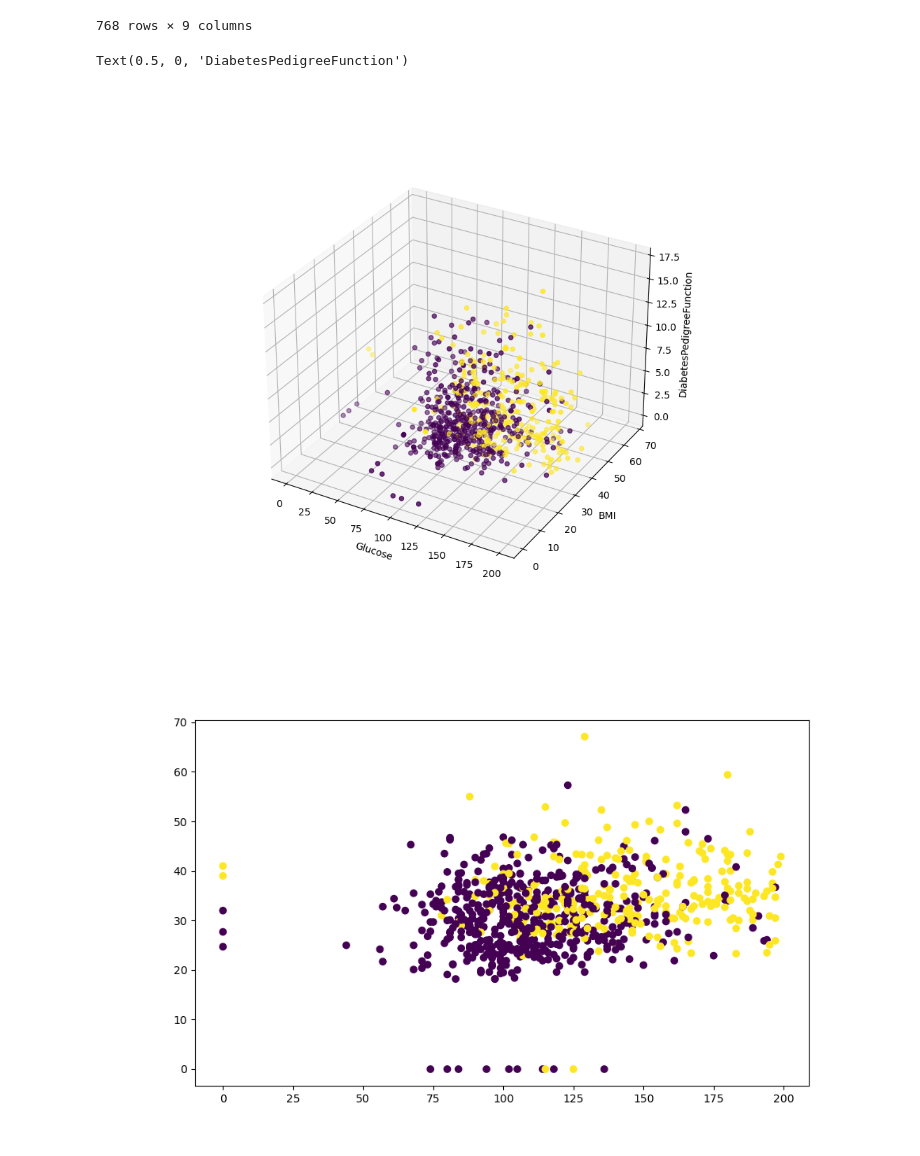
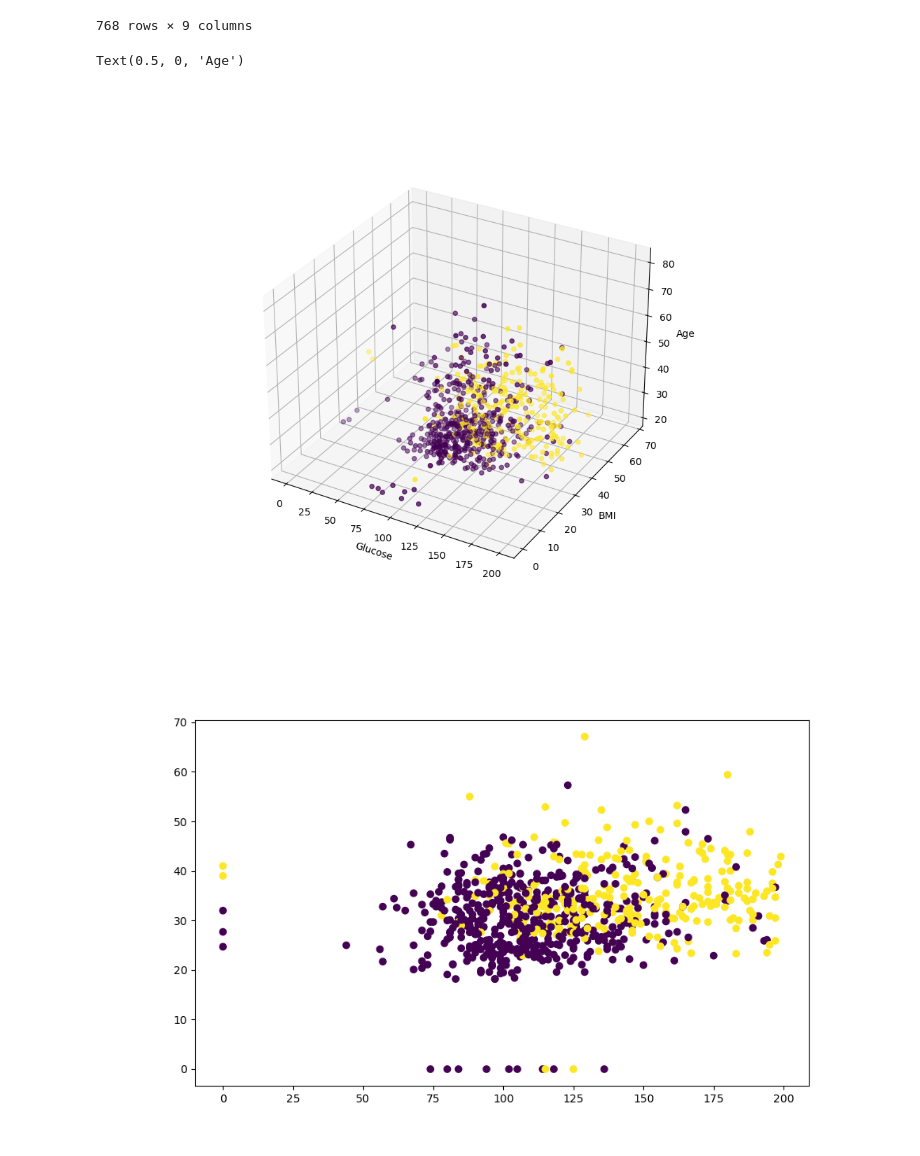
Before and after one commit to Ifte-Kharul/CSE_4204--NeuralNetwork, a Jupyter notebook: Module 1/3d_clustering.ipynb, the cells around one changed output. Cells and saved outputs as stored; diff of their text form; code cells hidden in the pictures.

```diff
--- a/Module 1/3d_clustering.ipynb
+++ b/Module 1/3d_clustering.ipynb
@@ -37,14 +37,14 @@ df
 # %%
 %matplotlib widget
 plt.figure(figsize= (10,8))
 ax= plt.axes(projection = '3d')
-fg = ax.scatter3D(x['Glucose'],x['BMI'],x['Pregnancies'], c= df['Outcome'])
+fg = ax.scatter3D(x['Glucose'],x['BMI'],x['Age'], c= df['Outcome'])
 ax.set_xlabel('Glucose')
 ax.set_ylabel('BMI')
-ax.set_zlabel('DiabetesPedigreeFunction')
+ax.set_zlabel('Age')
 # %% [output]
-Text(0.5, 0, 'DiabetesPedigreeFunction')
+Text(0.5, 0, 'Age')
-[figure, old version]
+[figure, new version]
 # %%
 plt.figure(figsize=(10,6))
 plt.scatter(x['Glucose'],x['BMI'], c= df['Outcome'])
```
Also changed, not shown: 7 other files.
